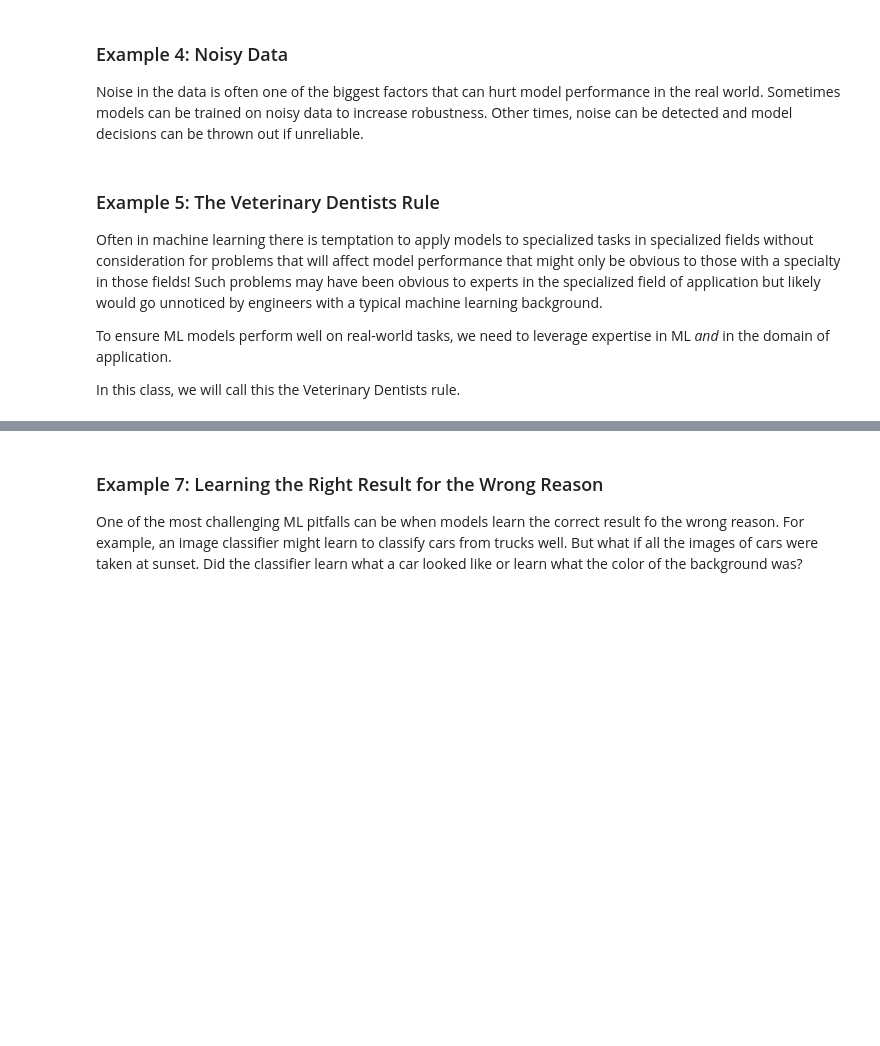
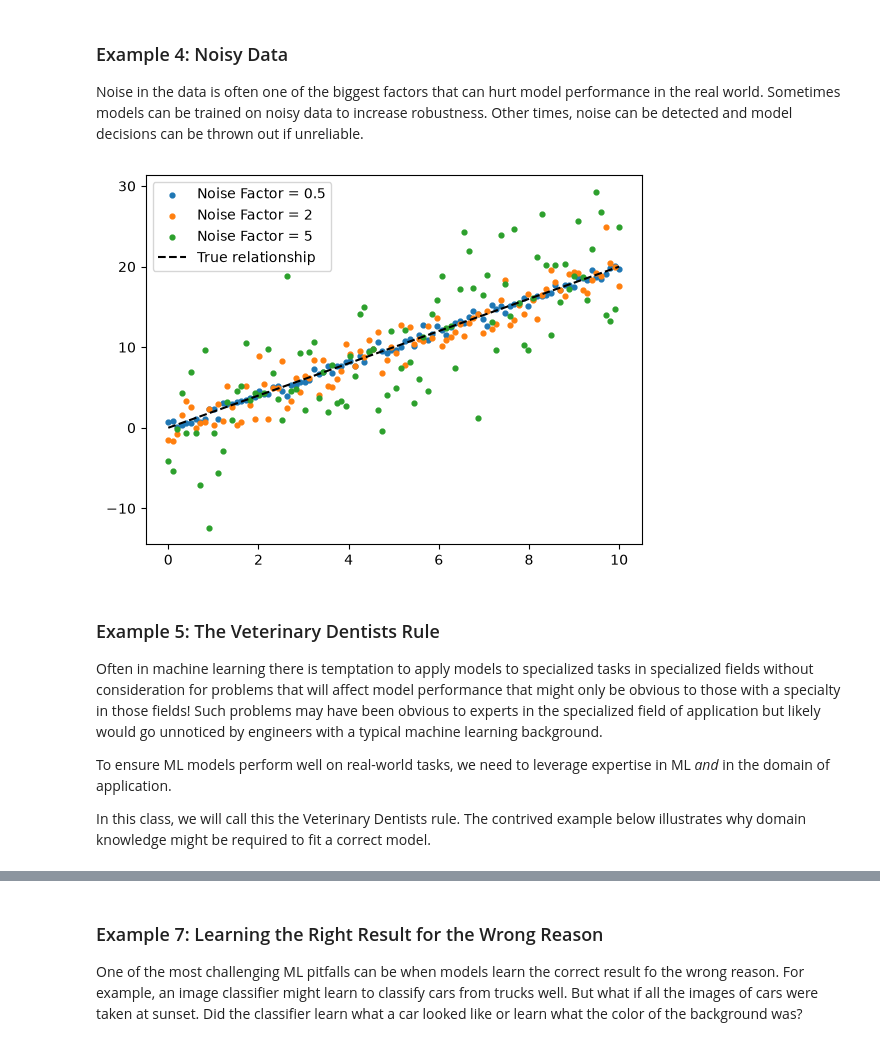
Before and after one commit to ruc-practical-ai-fall-2026/lectures, a Jupyter notebook: class-01/01_course_introduction_examples.ipynb, the cells around one changed output, grey strips where cells are left out. Saved outputs shown, nothing was run; the diff lists cells and outputs as text; code cells hidden in the pictures; blank space fills up the shorter version.

```diff
--- a/class-01/01_course_introduction_examples.ipynb
+++ b/class-01/01_course_introduction_examples.ipynb
@@ -22,6 +82,18 @@ Real world data is constantly changing. Often models perform well initially, but
 ### Example 4: Noisy Data
 
 Noise in the data is often one of the biggest factors that can hurt model performance in the real world. Sometimes models can be trained on noisy data to increase robustness. Other times, noise can be detected and model decisions can be thrown out if unreliable.
+# %%
+x = np.linspace(0, 10, 100)
+
+for noise in [0.5, 2, 5]:
+    y = 2 * x + np.random.randn(100) * noise
+    plt.scatter(x, y, label=f"Noise Factor = {noise}", s=12)
+
+plt.plot(x, 2 * x, "k--", label="True relationship")
+plt.legend()
+plt.show()
+# %% [output]
+[figure, added]
 # %% [markdown]
 ### Example 5: The Veterinary Dentists Rule
 
@@ -29,4 +101,4 @@ Often in machine learning there is temptation to apply models to specialized tas
 
 To ensure ML models perform well on real-world tasks, we need to leverage expertise in ML *and* in the domain of application.
 
-In this class, we will call this the Veterinary Dentists rule.
+In this class, we will call this the Veterinary Dentists rule. The contrived example below illustrates why domain knowledge might be required to fit a correct model.
```
Also changed, not shown: parts of 13 cells of this notebook, 2 other files.
